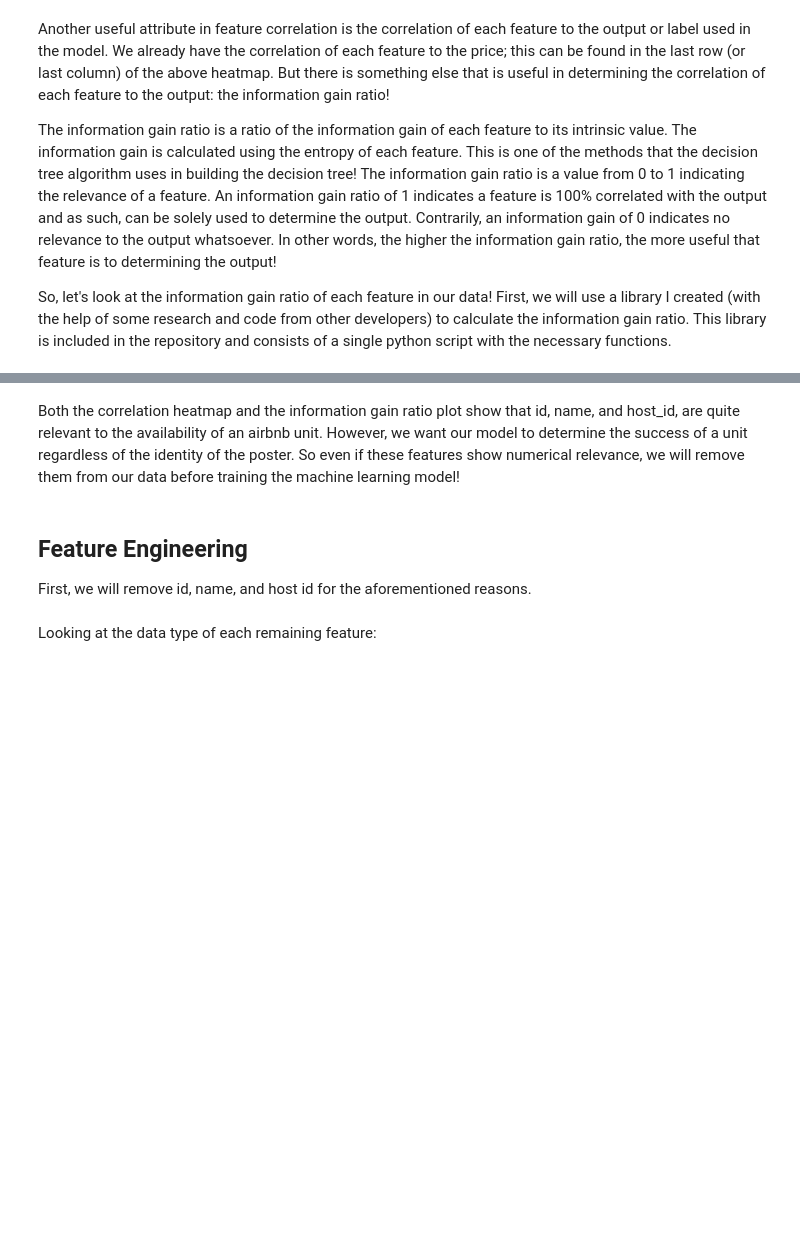
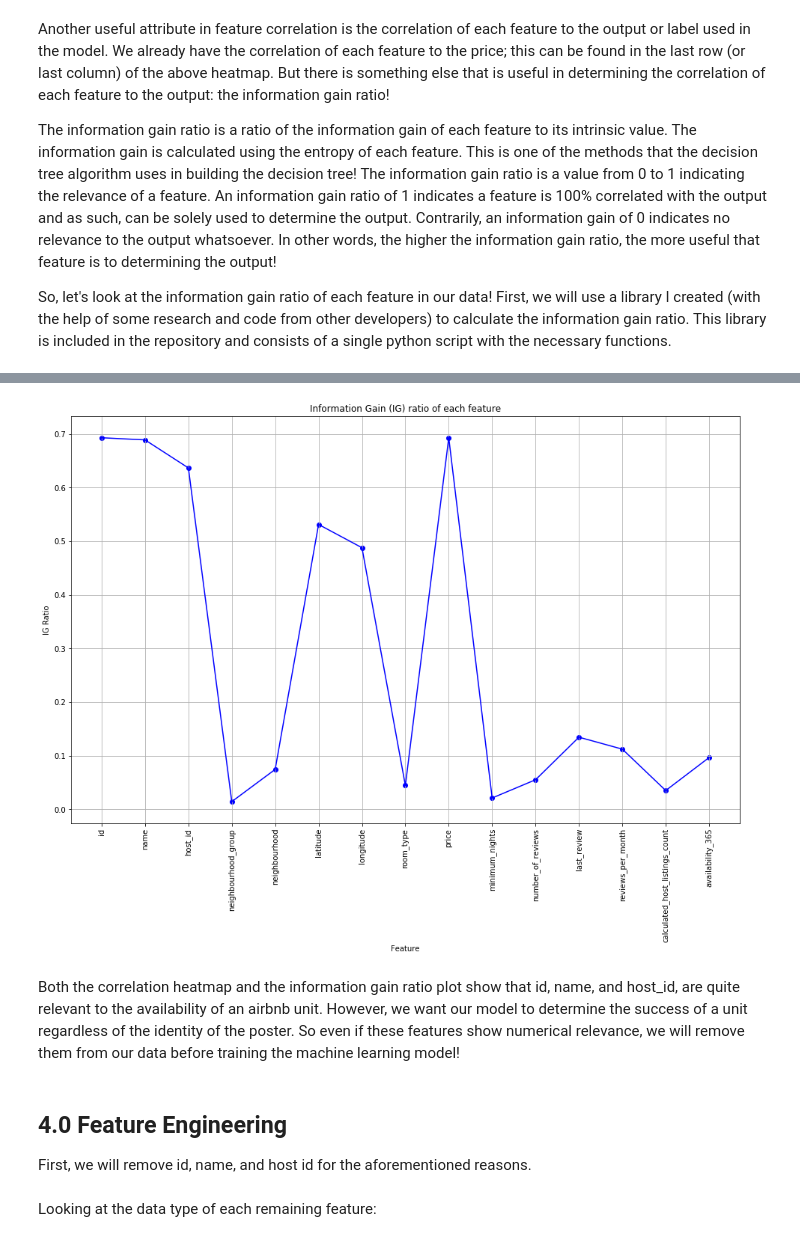
Before and after one commit to jsakhnin/airbnb_predictions, a Jupyter notebook: data_processing.ipynb, the cells around one changed output, grey strips where cells are left out. Drawn from its saved outputs; the diff is of its cells as text; code cells hidden in the pictures; blank space fills up the shorter version.

Commit message:
finalizes data_processing and model_development notebooks

```diff
--- a/data_processing.ipynb
+++ b/data_processing.ipynb
@@ -220,13 +222,13 @@ The information gain ratio is a ratio of the information gain of each feature to
 
 So, let's look at the information gain ratio of each feature in our data! First, we will use a library I created (with the help of some research and code from other developers) to calculate the information gain ratio. This library is included in the repository and consists of a single python script with the necessary functions.
 # %%
-# import feature_processing as fp
+from lib import feature_processing as fp
 
-# infoGainRatio = []
+infoGainRatio = []
 
-# for i in range(len(X[0])):
-#     print("{}/{}".format(i+1, len(X[0])))
+for i in range(len(X[0])):
+    print("{}/{}".format(i+1, len(X[0])))
 
-#     g2 = fp.info_gain_ratio(X[:,i], y)
+    g2 = fp.info_gain_ratio(X[:,i], y)
 
-#     infoGainRatio.append(g2)
+    infoGainRatio.append(g2)
@@ -233,22 +251,24 @@ So, let's look at the information gain ratio of each feature in our data! First,
 # %%
-# features = data.columns
+features = data.columns
 
-# plt.figure(figsize=(16,10))
-# plt.scatter(features,infoGainRatio, color = 'b')
-# plt.plot(features,infoGainRatio, 'b-')
+plt.figure(figsize=(16,10))
+plt.scatter(features,infoGainRatio, color = 'b')
+plt.plot(features,infoGainRatio, 'b-')
 
-# plt.ylabel('IG Ratio')
-# plt.xlabel('Feature')
-# plt.tick_params(axis='x', rotation=90)
+plt.ylabel('IG Ratio')
+plt.xlabel('Feature')
+plt.tick_params(axis='x', rotation=90)
 
-# plt.title('Information Gain (IG) ratio of each feature')
-# plt.grid()
-# plt.savefig('output/figures/IG_ratios')
-# plt.show()
+plt.title('Information Gain (IG) ratio of each feature')
+plt.grid()
+plt.savefig('output/figures/IG_ratios')
+plt.show()
+# %% [output]
+[figure, added]
 # %% [markdown]
 Both the correlation heatmap and the information gain ratio plot show that id, name, and host_id, are quite relevant to the availability of an airbnb unit. However, we want our model to determine the success of a unit regardless of the identity of the poster. So even if these features show numerical relevance, we will remove them from our data before training the machine learning model!
 # %% [markdown]
-## Feature Engineering
+## 4.0 Feature Engineering
 First, we will remove id, name, and host id for the aforementioned reasons.
 # %%
 data.drop(['id', 'name', 'host_id'], axis=1, inplace =True)
```
Also changed, not shown: parts of 6 cells of this notebook, 6 other files.
